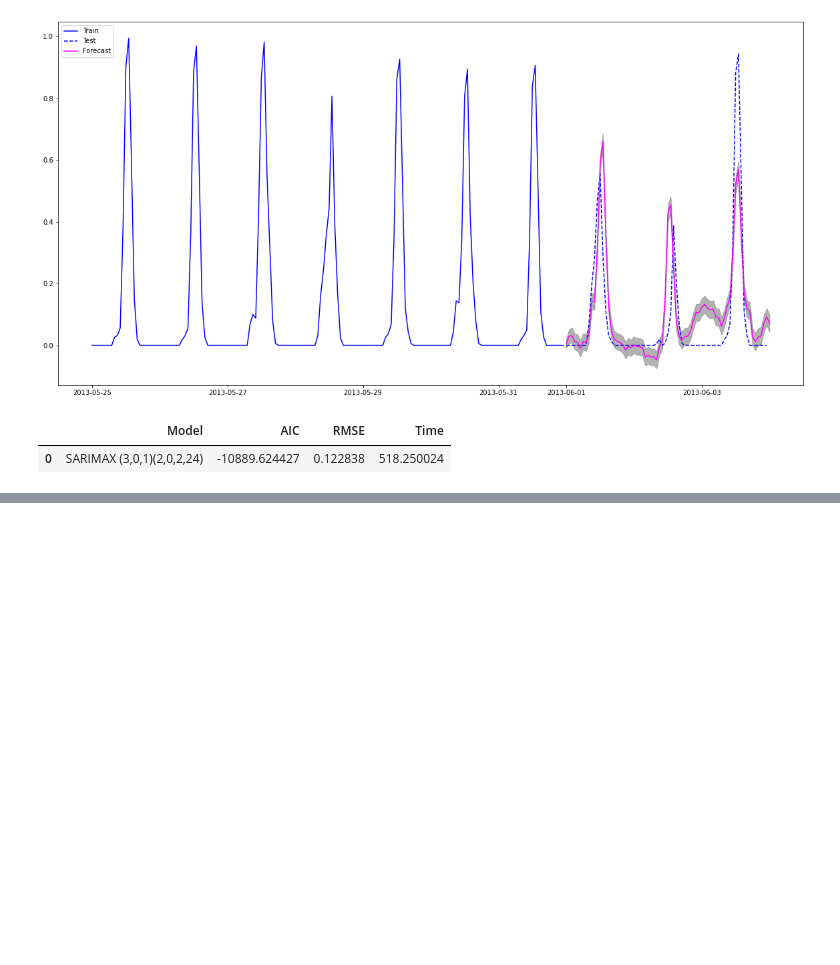
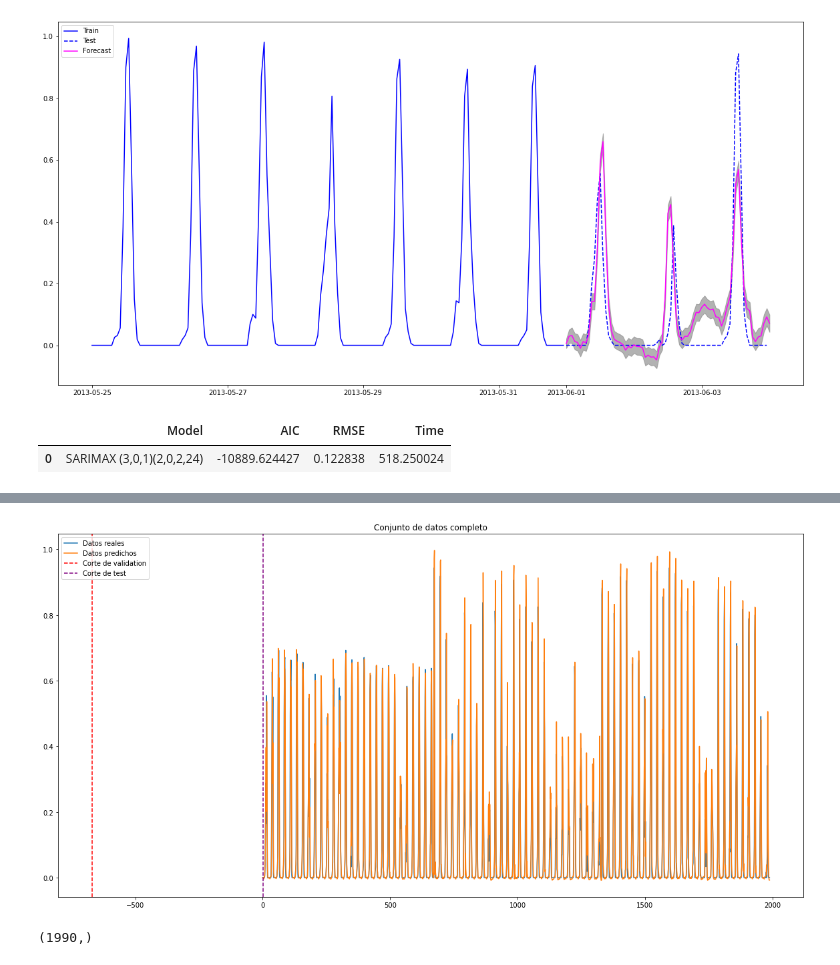
Before and after one commit to PabloSGomez50/humai-solar-panels, a Jupyter notebook: train_models.ipynb, the cells around one changed output, grey strips where cells are left out. Drawn from its saved outputs; the diff is of its cells as text; code cells hidden in the pictures; blank space fills up the shorter version.

```diff
--- a/train_models.ipynb
+++ b/train_models.ipynb
@@ -796,0 +1082,31 @@ put_model_result(dfModelsResults, "SARIMAX (3,0,1)(3,0,2,24)", aic, fin-inicio,
+# %%
+import matplotlib.pyplot as plt
+import numpy as np
+
+ultimosN = 24*7*4
+
+# Concatenar los arrays de train, validation y test
+y = np.concatenate((trainY.flatten()[-ultimosN:], validationY.flatten()[-ultimosN:], testY.flatten()), axis=0)
+
+# Concatenar los arrays de train_predict, validation_predict y test_predict
+y_pred = np.concatenate((trainPredict.flatten()[-ultimosN:], validationPredict.flatten()[-ultimosN:], testPredict.flatten()), axis=0)
+
+# Gráfico de la serie completa
+plt.figure(figsize=(20,10))
+plt.plot(y, label='Datos reales')
+plt.plot(y_pred, label='Datos predichos')
+plt.title('Conjunto de datos completo')
+plt.legend()
+
+# Agregar líneas verticales en los cortes de test y validation
+plt.axvline(len(trainY) + len(validationY) - ultimosN, color='red', linestyle='--', label='Corte de validation')
+plt.axvline(len(trainY) + len(validationY), color='purple', linestyle='--', label='Corte de test')
+plt.legend()
+
+plt.show()
+# %% [output]
+[figure, added]
+# %%
+y.shape
+# %% [output]
+(1990,)
```
Also changed, not shown: parts of 18 cells of this notebook.
